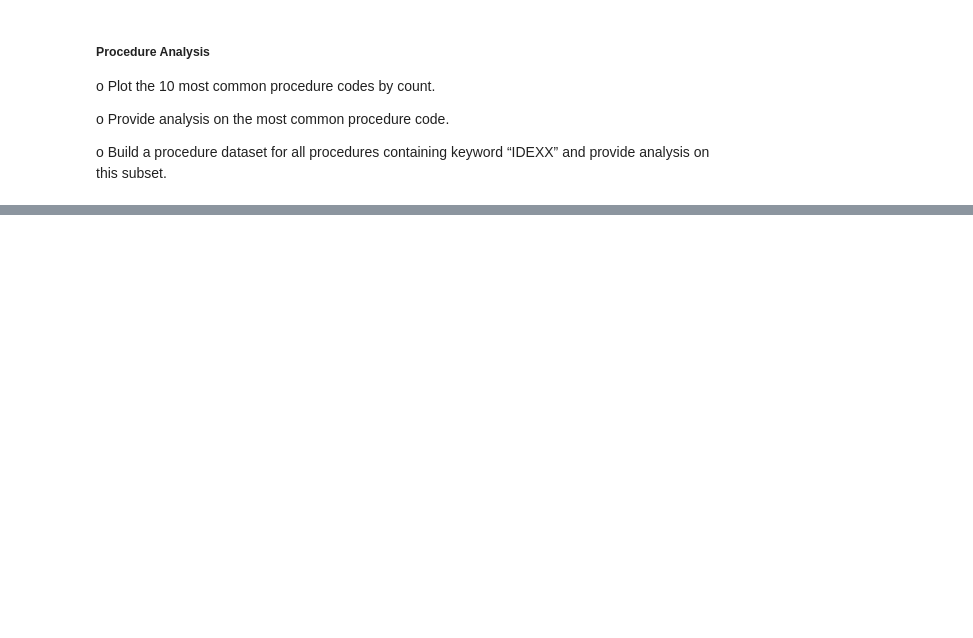
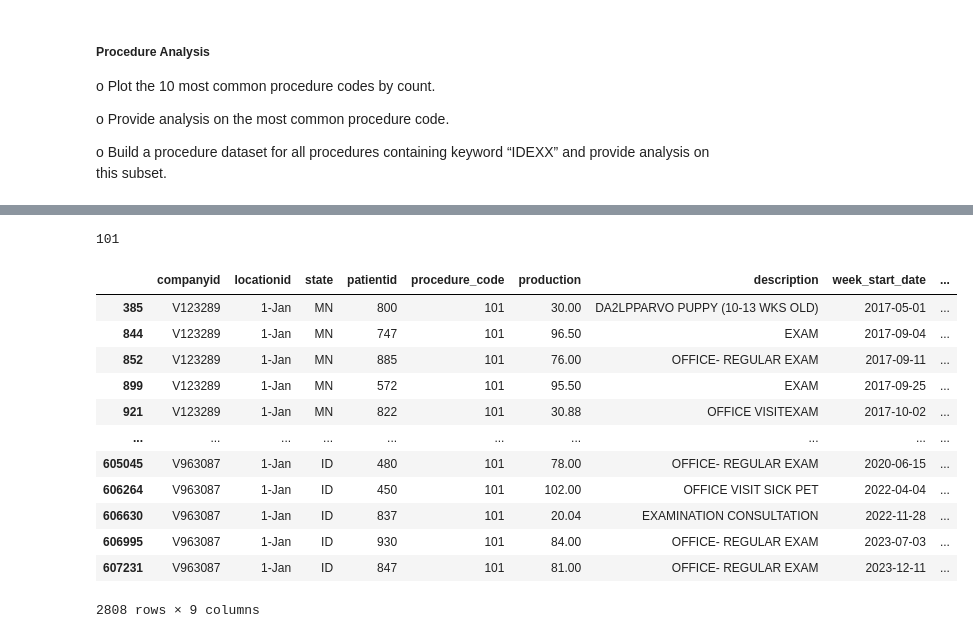
Before and after one commit to docmhvr/Veterinary_Data_Analysis, a Jupyter notebook: test.ipynb, the cells around one changed output, grey strips where cells are left out. Drawn from its saved outputs; the diff is of its cells as text; code cells hidden in the pictures; blank space fills up the shorter version.

```diff
--- a/test.ipynb
+++ b/test.ipynb
@@ -193,0 +250,20 @@ analysis on this subset.
+# %%
+most_common_procedure_code = procedures['procedure_code'].value_counts().idxmax()
+print(most_common_procedure_code)
+most_common_procedure_details = procedures[procedures['procedure_code'] == most_common_procedure_code]
+most_common_procedure_details
+# %% [output]
+101
+|  | companyid | locationid | state | patientid | procedure_code | production | description | week_start_date | ... |
+| 385 | V123289 | 1-Jan | MN | 800 | 101 | 30.00 | DA2LPPARVO PUPPY (10-13 WKS OLD) | 2017-05-01 | ... |
+| 844 | V123289 | 1-Jan | MN | 747 | 101 | 96.50 | EXAM | 2017-09-04 | ... |
+| 852 | V123289 | 1-Jan | MN | 885 | 101 | 76.00 | OFFICE- REGULAR EXAM | 2017-09-11 | ... |
+| 899 | V123289 | 1-Jan | MN | 572 | 101 | 95.50 | EXAM | 2017-09-25 | ... |
+| 921 | V123289 | 1-Jan | MN | 822 | 101 | 30.88 | OFFICE VISITEXAM | 2017-10-02 | ... |
+| ... | ... | ... | ... | ... | ... | ... | ... | ... | ... |
+| 605045 | V963087 | 1-Jan | ID | 480 | 101 | 78.00 | OFFICE- REGULAR EXAM | 2020-06-15 | ... |
+| 606264 | V963087 | 1-Jan | ID | 450 | 101 | 102.00 | OFFICE VISIT SICK PET | 2022-04-04 | ... |
+| 606630 | V963087 | 1-Jan | ID | 837 | 101 | 20.04 | EXAMINATION CONSULTATION | 2022-11-28 | ... |
+| 606995 | V963087 | 1-Jan | ID | 930 | 101 | 84.00 | OFFICE- REGULAR EXAM | 2023-07-03 | ... |
+| 607231 | V963087 | 1-Jan | ID | 847 | 101 | 81.00 | OFFICE- REGULAR EXAM | 2023-12-11 | ... |
+2808 rows × 9 columns
```
Also changed, not shown: parts of 8 cells of this notebook.
